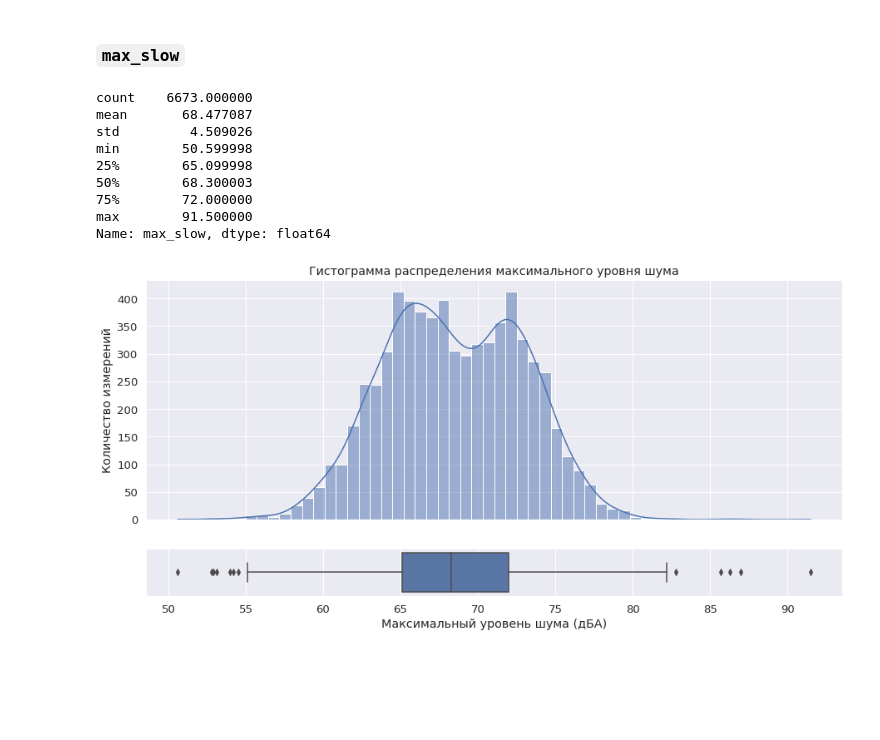
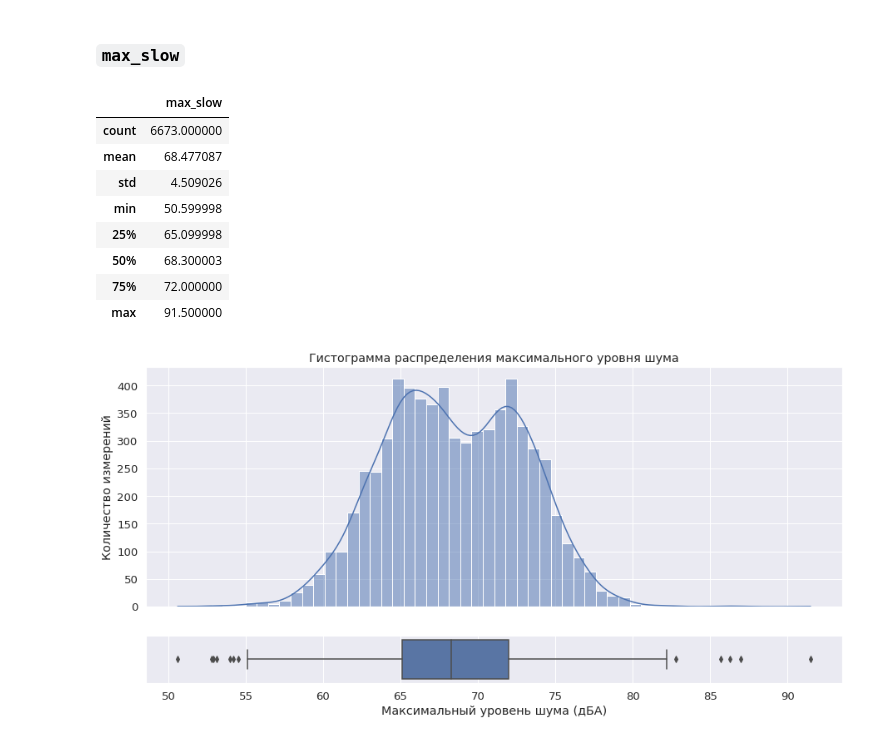
Before and after one commit to onixlas/DS_portfolio, a Jupyter notebook: DA_test_aircraft/test_aircraft_noise.ipynb, the cells around one changed output. Drawn from its saved outputs; the diff is of its cells as text; code cells hidden in the pictures; blank space fills up the shorter version.

```diff
--- a/DA_test_aircraft/test_aircraft_noise.ipynb
+++ b/DA_test_aircraft/test_aircraft_noise.ipynb
@@ -214,17 +214,17 @@ cpl.set(title='Количество записей о самолётах раз
 # %% [markdown]
 ### `max_slow`
 # %%
-df['max_slow'].describe()
+df['max_slow'].describe().to_frame()
 # %% [output]
-count    6673.000000
-mean       68.477087
-std         4.509026
-min        50.599998
-25%        65.099998
-50%        68.300003
-75%        72.000000
-max        91.500000
-Name: max_slow, dtype: float64
+|  | max_slow |
+| count | 6673.000000 |
+| mean | 68.477087 |
+| std | 4.509026 |
+| min | 50.599998 |
+| 25% | 65.099998 |
+| 50% | 68.300003 |
+| 75% | 72.000000 |
+| max | 91.500000 |
 # %%
 _, [axs_hist, axs_box] = plt.subplots(2, 1,
                                      figsize=(15, 7),
```
Also changed, not shown: parts of 4 cells of this notebook.
